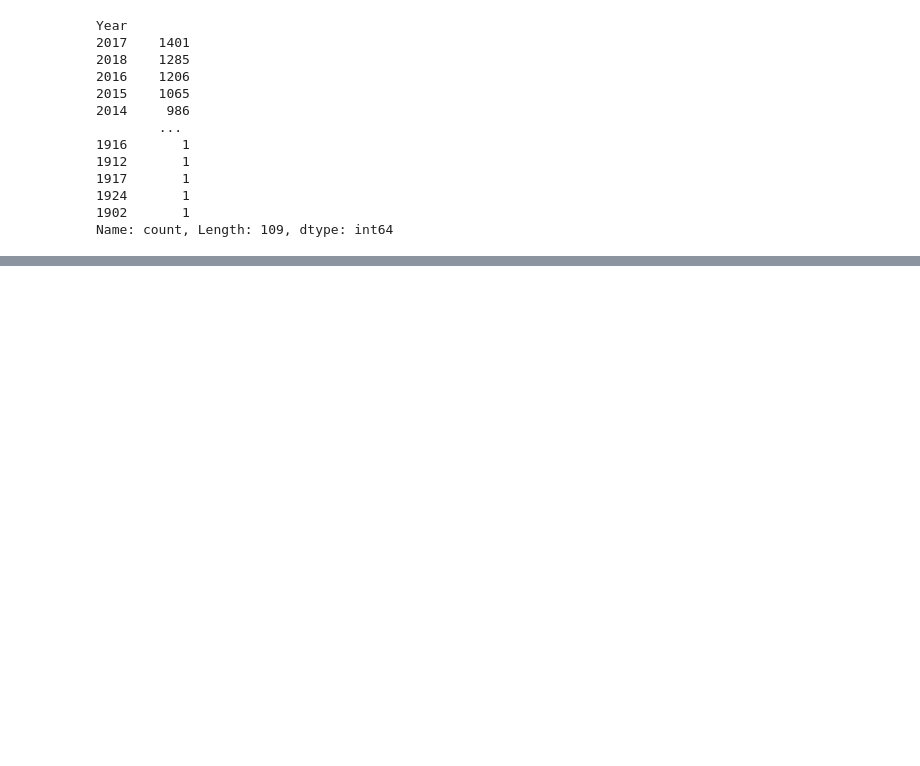
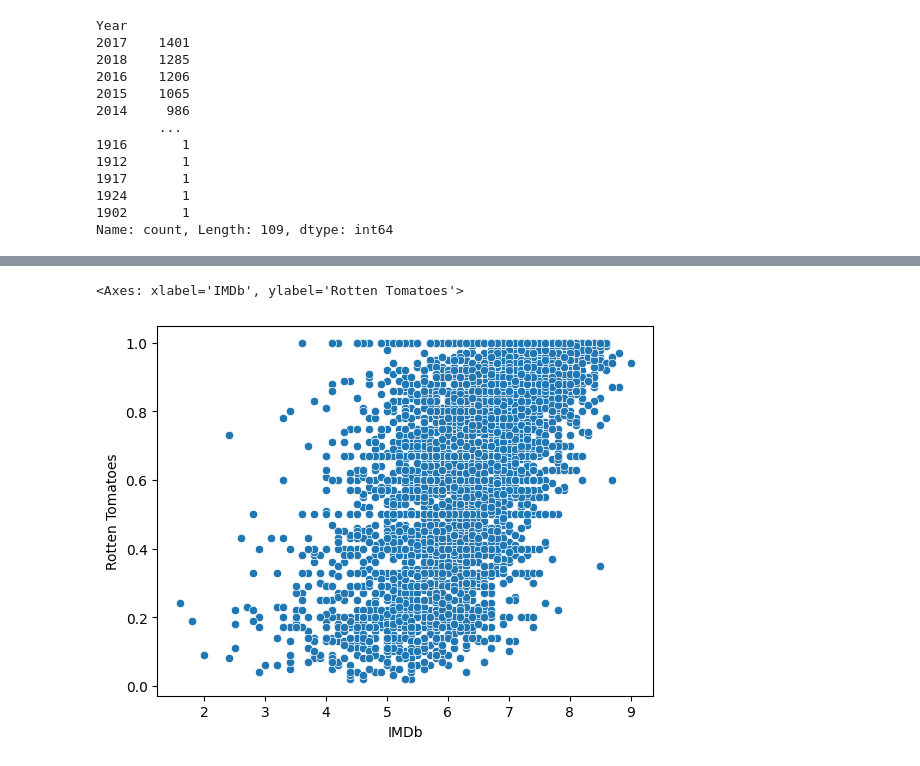
Before and after one commit to charliedgarrod/LSE-Career-Accelerator, a Jupyter notebook: Course 2: Data Analytics Using Python/Canopy.ipynb, the cells around one changed output, grey strips where cells are left out. Saved outputs shown, nothing was run; the diff lists cells and outputs as text; code cells hidden in the pictures; blank space fills up the shorter version.

```diff
--- a/Course 2: Data Analytics Using Python/Canopy.ipynb
+++ b/Course 2: Data Analytics Using Python/Canopy.ipynb
@@ -729,0 +755,6 @@ Name: count, Length: 109, dtype: int64
+# %%
+# Plot a scatterplot to display the correlation between the ratings from rotten tomatoes and IMDb.
+sns.scatterplot(y='Rotten Tomatoes', x='IMDb', data= movies_ott_merge)
+# %% [output]
+<Axes: xlabel='IMDb', ylabel='Rotten Tomatoes'>
+[figure, added]
```
Also changed, not shown: parts of 5 cells of this notebook.
